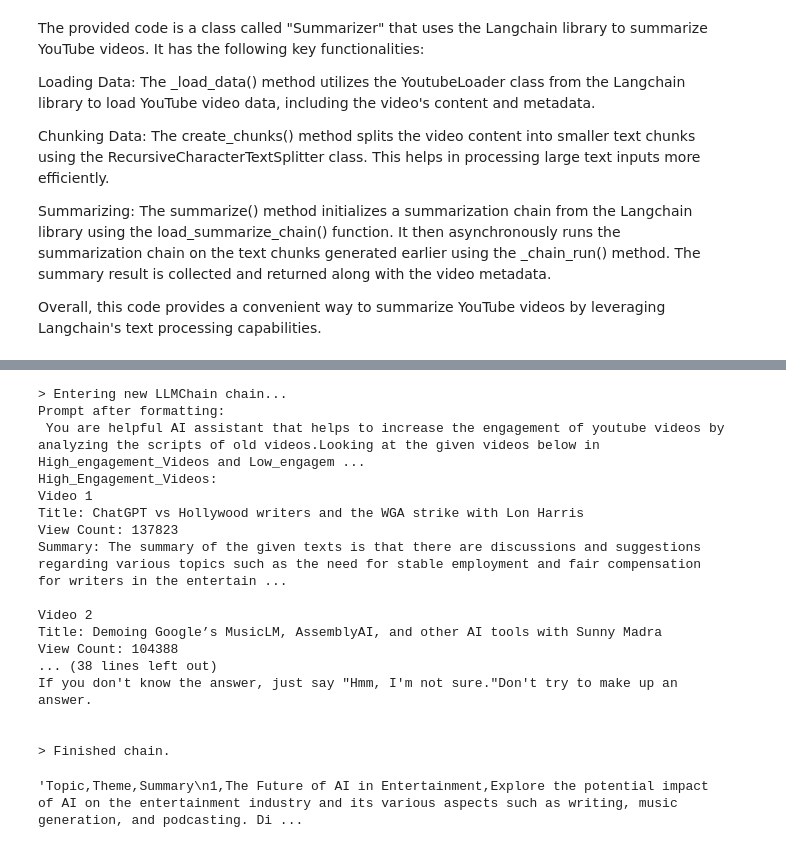
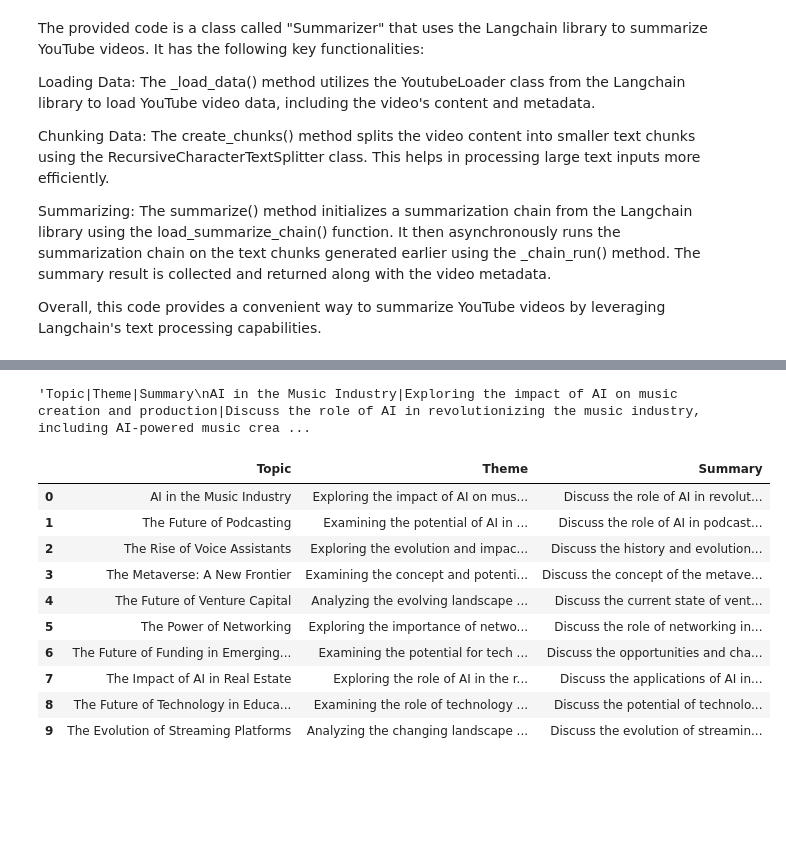
Before and after one commit to Cogent-Labs-Inc/langchain-series, a Jupyter notebook: 002_youtube_content_ideas_ai/youtube_traction.ipynb, the cells around one changed output, grey strips where cells are left out. Cells and saved outputs as stored; diff of their text form; code cells hidden in the pictures; blank space fills up the shorter version.

```diff
--- a/002_youtube_content_ideas_ai/youtube_traction.ipynb
+++ b/002_youtube_content_ideas_ai/youtube_traction.ipynb
@@ -209,21 +264,0 @@ ideas_chain = LLMChain(llm=llm, prompt=PROMPT, verbose=True)
-# %%
-response = ideas_chain.run(
-    {
-        "high_engagement_videos": high_eng_prompt,
-        "low_engagement_videos": low_eng_prompt,
-    }
-)
-# %%
-response = ideas_chain.run(
-    {
-        "high_engagement_videos": high_eng_prompt,
-        "low_engagement_videos": low_eng_prompt,
-    }
-)
-# %%
-response = ideas_chain.run(
-    {
-        "high_engagement_videos": high_eng_prompt,
-        "low_engagement_videos": low_eng_prompt,
-    }
-)
@@ -248,32 +265,7 @@ If you don't know the answer, just say "Hmm, I'm not sure."Don't try to make up
-# %%
-response = ideas_chain.run(
-    {
-        "high_engagement_videos": high_eng_prompt,
-        "low_engagement_videos": low_eng_prompt,
-    }
-)
-# %% [output]
-> Entering new LLMChain chain...
-Prompt after formatting:
- You are helpful AI assistant that helps to increase the engagement of youtube videos by analyzing the scripts of old videos.Looking at the given videos below in High_engagement_Videos and Low_engagem ...
-High_Engagement_Videos:
-Video 1
-Title: ChatGPT vs Hollywood writers and the WGA strike with Lon Harris
-View Count: 137823
-Summary: The summary of the given texts is that there are discussions and suggestions regarding various topics such as the need for stable employment and fair compensation for writers in the entertain ...
-
-Video 2
-Title: Demoing Google’s MusicLM, AssemblyAI, and other AI tools with Sunny Madra
-View Count: 104388
-... (38 lines left out)
-If you don't know the answer, just say "Hmm, I'm not sure."Don't try to make up an answer.
-
-
-> Finished chain.
 # %%
 response
 # %% [output]
-'Topic,Theme,Summary\n1,The Future of AI in Entertainment,Explore the potential impact of AI on the entertainment industry and its various aspects such as writing, music generation, and podcasting. Di ...
+'Topic|Theme|Summary\nAI in the Music Industry|Exploring the impact of AI on music creation and production|Discuss the role of AI in revolutionizing the music industry, including AI-powered music crea ...
 # %%
 import pandas as pd
 from io import StringIO
@@ -281,3 +273,17 @@ from io import StringIO
 csv_file = StringIO(response)
 # Read the CSV data and create a DataFrame
 df = pd.read_csv(csv_file, sep="|")
+# %%
+df
+# %% [output]
+|  | Topic | Theme | Summary |
+| 0 | AI in the Music Industry | Exploring the impact of AI on mus... | Discuss the role of AI in revolut... |
+| 1 | The Future of Podcasting | Examining the potential of AI in ... | Discuss the role of AI in podcast... |
+| 2 | The Rise of Voice Assistants | Exploring the evolution and impac... | Discuss the history and evolution... |
+| 3 | The Metaverse: A New Frontier | Examining the concept and potenti... | Discuss the concept of the metave... |
+| 4 | The Future of Venture Capital | Analyzing the evolving landscape ... | Discuss the current state of vent... |
+| 5 | The Power of Networking | Exploring the importance of netwo... | Discuss the role of networking in... |
+| 6 | The Future of Funding in Emerging... | Examining the potential for tech ... | Discuss the opportunities and cha... |
+| 7 | The Impact of AI in Real Estate | Exploring the role of AI in the r... | Discuss the applications of AI in... |
+| 8 | The Future of Technology in Educa... | Examining the role of technology ... | Discuss the potential of technolo... |
+| 9 | The Evolution of Streaming Platforms | Analyzing the changing landscape ... | Discuss the evolution of streamin... |
```
Also changed, not shown: parts of 8 cells of this notebook.
